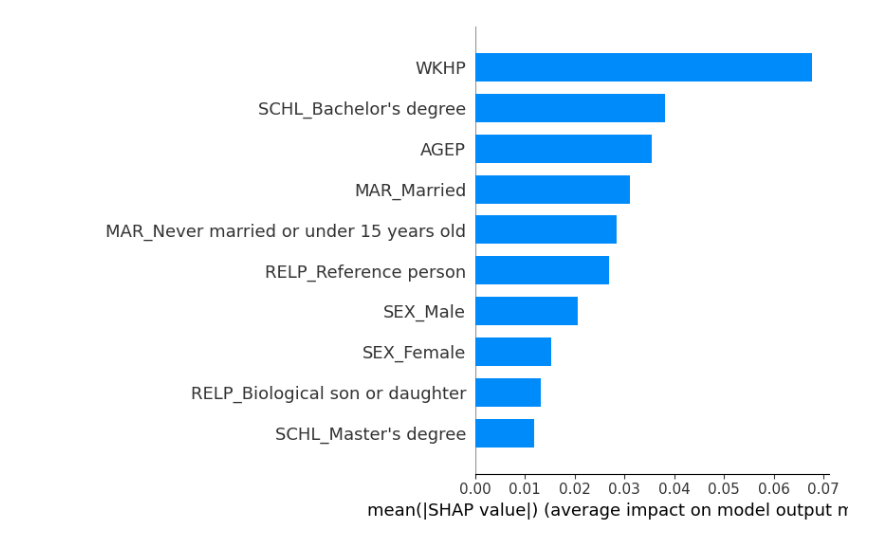
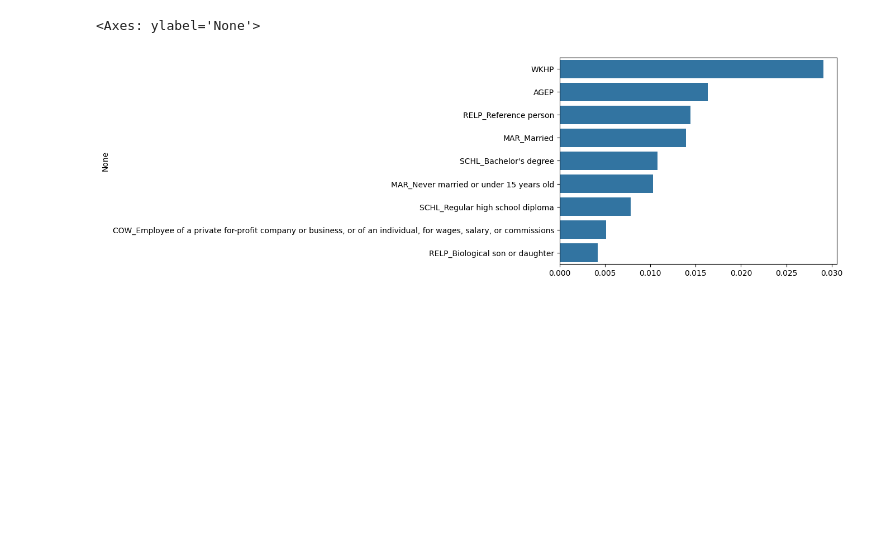
Before and after one commit to kramerlab/FeatureWeightDebiasing, a Jupyter notebook: src/create_shapley_diagrams.ipynb, the cells around one changed output. Cells and saved outputs as stored; diff of their text form; code cells hidden in the pictures; blank space fills up the shorter version.

```diff
--- a/src/create_shapley_diagrams.ipynb
+++ b/src/create_shapley_diagrams.ipynb
@@ -13,7 +16,7 @@ df[columns] = StandardScaler().fit_transform(df[columns])
 # N = df[df["label"] == 1]
 # R = df[df["label"] == 0]
 N, R, T = sample_with_test_set(
-           "less_negative_class",
+           "less_positive_class",
            df,
            target,
            train_fraction=0.5,
@@ -21,7 +24,3 @@ N, R, T = sample_with_test_set(
            test_fraction=0.1,
            columns=columns,
        )
-# %%
-clf = train_pu_classifier(N[columns], N[target])
-explainer = shap.TreeExplainer(clf, data=N[columns].values)
-shap_values = explainer(T[columns], check_additivity=False)
@@ -32,4 +27,18 @@ shap.plots.beeswarm(shap_values[:, :, 1], max_display=11)
-# %%
-shap.summary_plot(shap_values[:, :, 1], plot_type="bar", max_display=10)
-# %% [output]
-[figure, removed]
+# %%
+kf = KFold(n_splits=5, shuffle=True, random_state=5)
+
+for N_train_index, N_test_index in kf.split(N):
+    N_train, N_test = N.iloc[N_train_index], N.iloc[N_test_index]
+    train = pd.concat([N_train, R])
+    clf = train_pu_classifier(train[columns], train.label)
+    abs_feature_importance, _ = calculate_feature_importance(
+            test_N=N_test[columns].values,
+            clf=clf,
+        )
+# %%
+sorted_indices = np.argsort(abs_feature_importance)
+# %%
+sns.barplot(x=abs_feature_importance[sorted_indices[:-10:-1]], y=columns[sorted_indices[:-10:-1]])
+# %% [output]
+<Axes: ylabel='None'>
+[figure, added]
```
Also changed, not shown: parts of 2 cells of this notebook, 3 other files.
